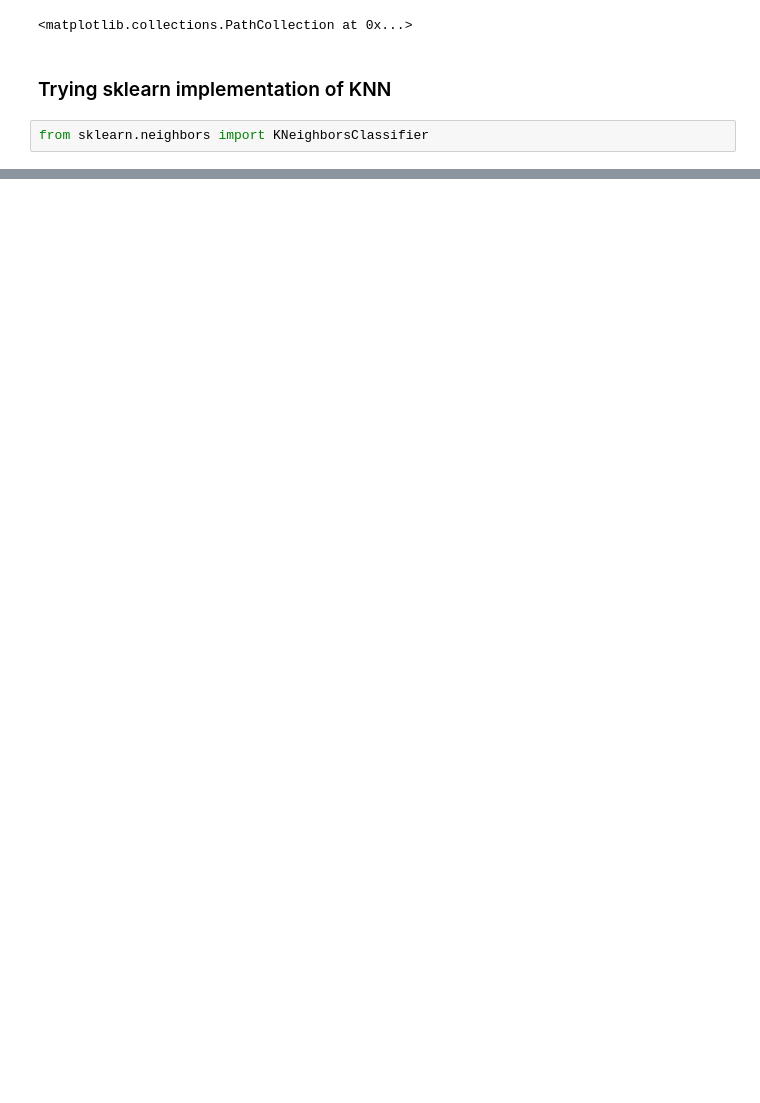
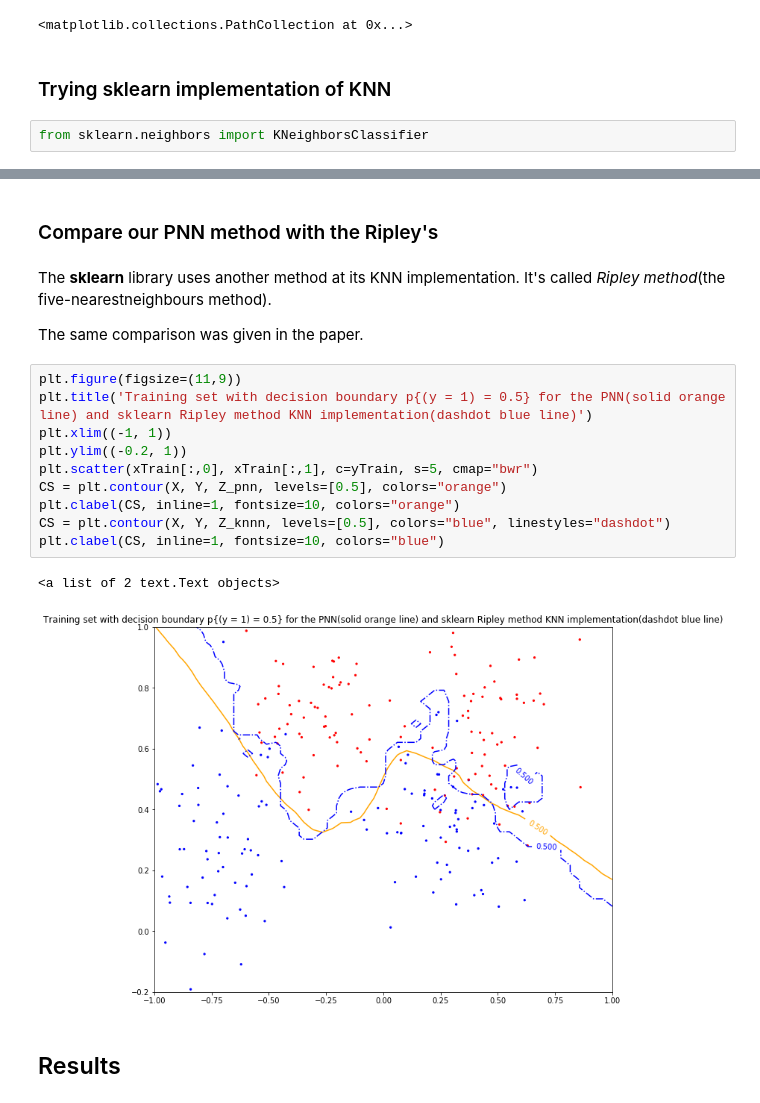
Before and after one commit to Retsediv/PNN_Method, a Jupyter notebook: PNN_Method.ipynb, the cells around one changed output, grey strips where cells are left out. Drawn from its saved outputs; the diff is of its cells as text; blank space fills up the shorter version.

```diff
--- a/PNN_Method.ipynb
+++ b/PNN_Method.ipynb
@@ -50,0 +105,21 @@ plt.clabel(CS, inline=1, fontsize=10)
+# %% [markdown]
+### Compare our PNN method with the Ripley's
+# %% [markdown]
+The **sklearn** library uses another method at its KNN implementation. It's called *Ripley method*(the five-nearestneighbours method).
+
+The same comparison was given in the paper.
+# %%
+plt.figure(figsize=(11,9))
+plt.title('Training set with decision boundary p{(y = 1) = 0.5} for the PNN(solid orange line) and sklearn Ripley method KNN implementation(dashdot blue line)')
+plt.xlim((-1, 1))
+plt.ylim((-0.2, 1))
+plt.scatter(xTrain[:,0], xTrain[:,1], c=yTrain, s=5, cmap="bwr")
+CS = plt.contour(X, Y, Z_pnn, levels=[0.5], colors="orange")
+plt.clabel(CS, inline=1, fontsize=10, colors="orange")
+CS = plt.contour(X, Y, Z_knnn, levels=[0.5], colors="blue", linestyles="dashdot")
+plt.clabel(CS, inline=1, fontsize=10, colors="blue")
+# %% [output]
+<a list of 2 text.Text objects>
+[figure, added]
+# %% [markdown]
+## Results
```
Also changed, not shown: parts of 17 cells of this notebook, 2 other files.
